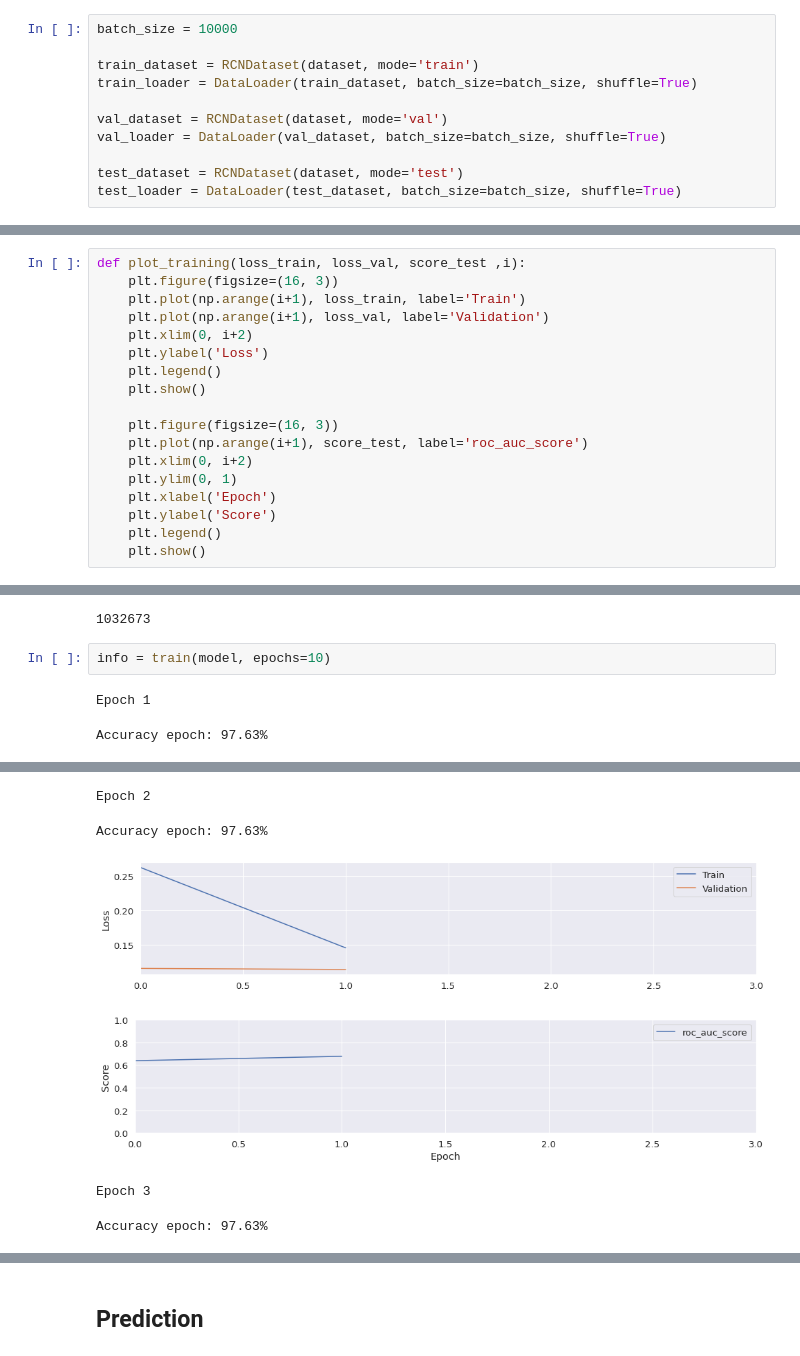
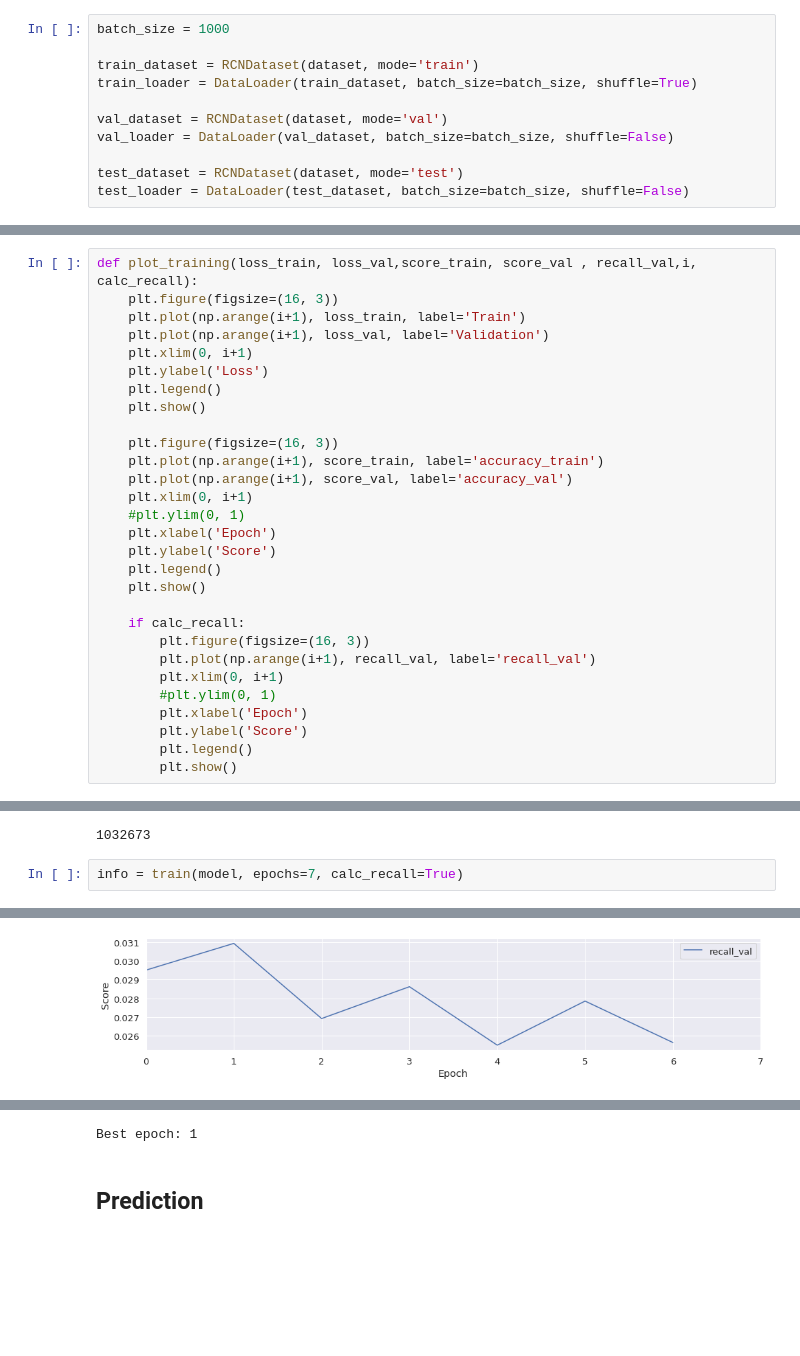
Before and after one commit to Katlnkld/NBR, a Jupyter notebook: main.ipynb, the cells around one changed output, grey strips where cells are left out. Saved outputs shown, nothing was run; the diff lists cells and outputs as text; blank space fills up the shorter version.

Commit message:
Train bugs fixed

```diff
--- a/main.ipynb
+++ b/main.ipynb
@@ -105,14 +96,14 @@ Data allready in use
 # %%
-batch_size = 10000
+batch_size = 1000
 
 train_dataset = RCNDataset(dataset, mode='train')
 train_loader = DataLoader(train_dataset, batch_size=batch_size, shuffle=True)
 
 val_dataset = RCNDataset(dataset, mode='val')
-val_loader = DataLoader(val_dataset, batch_size=batch_size, shuffle=True)
+val_loader = DataLoader(val_dataset, batch_size=batch_size, shuffle=False)
 
 test_dataset = RCNDataset(dataset, mode='test')
-test_loader = DataLoader(test_dataset, batch_size=batch_size, shuffle=True)
+test_loader = DataLoader(test_dataset, batch_size=batch_size, shuffle=False)
 # %% [output]
 Data allready in use
 # %%
@@ -130,23 +121,34 @@ test_loader = DeviceDataLoader(test_loader, device)
 # %% [markdown]
 ## Train pipeline
 # %%
-def plot_training(loss_train, loss_val, score_test ,i):
+def plot_training(loss_train, loss_val,score_train, score_val , recall_val,i, calc_recall):
     plt.figure(figsize=(16, 3))
     plt.plot(np.arange(i+1), loss_train, label='Train')
     plt.plot(np.arange(i+1), loss_val, label='Validation')
-    plt.xlim(0, i+2)
+    plt.xlim(0, i+1)
     plt.ylabel('Loss')
     plt.legend()
     plt.show()
 
     plt.figure(figsize=(16, 3))
-    plt.plot(np.arange(i+1), score_test, label='roc_auc_score')
-    plt.xlim(0, i+2)
-    plt.ylim(0, 1)
+    plt.plot(np.arange(i+1), score_train, label='accuracy_train')
+    plt.plot(np.arange(i+1), score_val, label='accuracy_val')
+    plt.xlim(0, i+1)
+    #plt.ylim(0, 1)
     plt.xlabel('Epoch')
     plt.ylabel('Score')
     plt.legend()
     plt.show()
+
+    if calc_recall:
+        plt.figure(figsize=(16, 3))
+        plt.plot(np.arange(i+1), recall_val, label='recall_val')
+        plt.xlim(0, i+1)
+        #plt.ylim(0, 1)
+        plt.xlabel('Epoch')
+        plt.ylabel('Score')
+        plt.legend()
+        plt.show()
 # %%
 torch.cuda.empty_cache()
 # %%
@@ -300,7 +341,5 @@ count_parameters(model)
 Total Trainable Params: 1032673
 1032673
 # %%
-info = train(model, epochs=10)
+info = train(model, epochs=7, calc_recall=True)
 # %% [output]
-Epoch 1
-Accuracy epoch: 97.63%
@@ -309,6 +348 @@ Accuracy epoch: 97.63%
-Epoch 2
-Accuracy epoch: 97.63%
-[figure, old version]
+[figure, new version]
-[figure, removed]
-Epoch 3
-Accuracy epoch: 97.63%
@@ -318,2 +349,3 @@ Accuracy epoch: 97.63%
+Best epoch: 1
 # %% [markdown]
 ## Prediction
```
Also changed, not shown: parts of 14 cells of this notebook, 4 other files.
